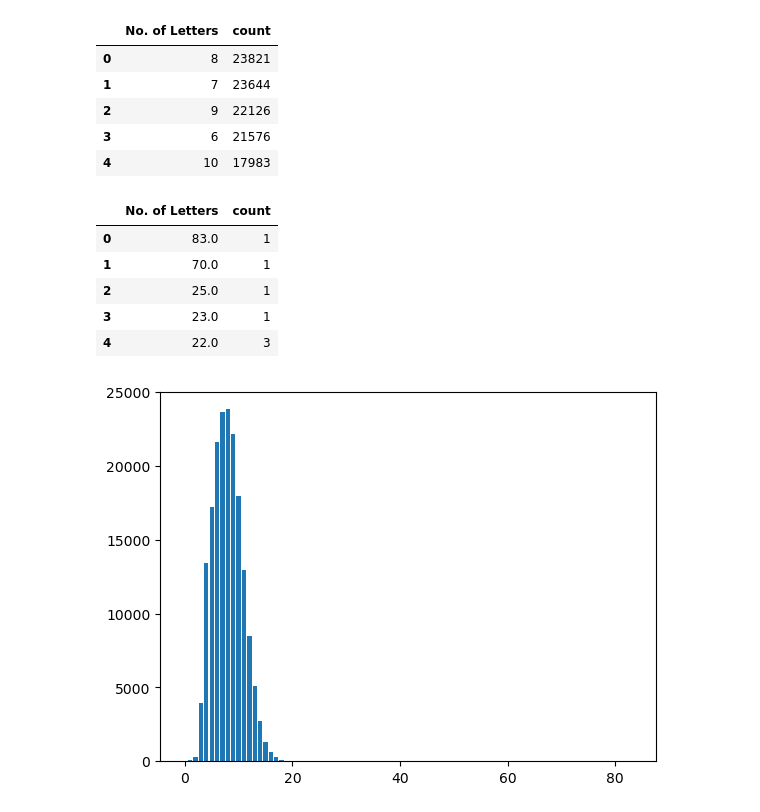
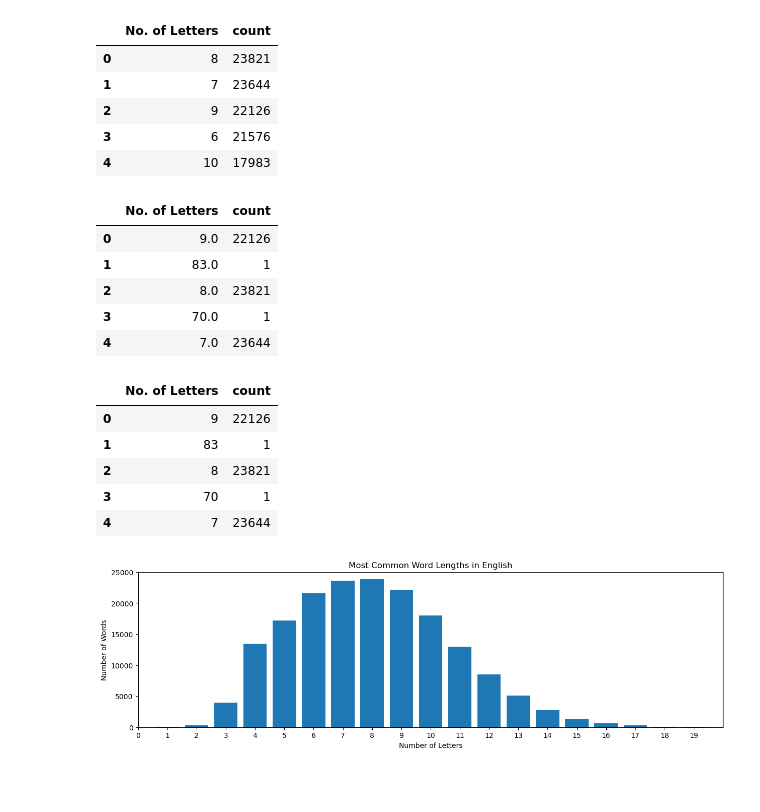
Before and after one commit to tinalina1003/EnglishDictionaryAnalysis, a Jupyter notebook: english_data.ipynb, the cells around one changed output. Saved outputs shown, nothing was run; the diff lists cells and outputs as text; code cells hidden in the pictures; blank space fills up the shorter version.

Commit message:
added plot for common word lengths

```diff
--- a/english_data.ipynb
+++ b/english_data.ipynb
@@ -141,21 +141,38 @@ most_num_letters_df.head()
 | 4 | 10 | 17983 |
 # %%
 most_num_letters_df = most_num_letters_df.sort_values(by = "No. of Letters", ascending = False).reset_index(drop=True)
-# Convert to numeric (integers) this is because it came from a str column after reindexing
-most_num_letters_df["No. of Letters"] = pd.to_numeric(most_num_letters_df["No. of Letters"], errors='coerce')
 most_num_letters_df.head()
 # %% [output]
 |  | No. of Letters | count |
-| 0 | 83.0 | 1 |
-| 1 | 70.0 | 1 |
-| 2 | 25.0 | 1 |
-| 3 | 23.0 | 1 |
-| 4 | 22.0 | 3 |
+| 0 | 9.0 | 22126 |
+| 1 | 83.0 | 1 |
+| 2 | 8.0 | 23821 |
+| 3 | 70.0 | 1 |
+| 4 | 7.0 | 23644 |
+# %%
+most_num_letters_df = most_num_letters_df.dropna(subset = ["No. of Letters"])
+most_num_letters_df["No. of Letters"] = most_num_letters_df["No. of Letters"].astype(int)
+most_num_letters_df.head()
+# %% [output]
+|  | No. of Letters | count |
+| 0 | 9 | 22126 |
+| 1 | 83 | 1 |
+| 2 | 8 | 23821 |
+| 3 | 70 | 1 |
+| 4 | 7 | 23644 |
 # %%
 # plot most common amount of letters vs number of words with that common amount of letters
 xvals = most_num_letters_df['No. of Letters']
 yvals = most_num_letters_df['count']
+plt.figure(figsize = (15, 4))
 plt.bar(xvals, yvals)
+tick_loc = [vals for vals in range(20)]
+plt.xticks(tick_loc)
+plt.xlabel("Number of Letters")
+plt.ylabel("Number of Words")
+plt.title("Most Common Word Lengths in English")
+plt.xlim(0, 20)
+plt.savefig("images/Common_word_length.png")
 plt.show()
 # %% [output]
-[figure, old version]
+[figure, new version]
```
